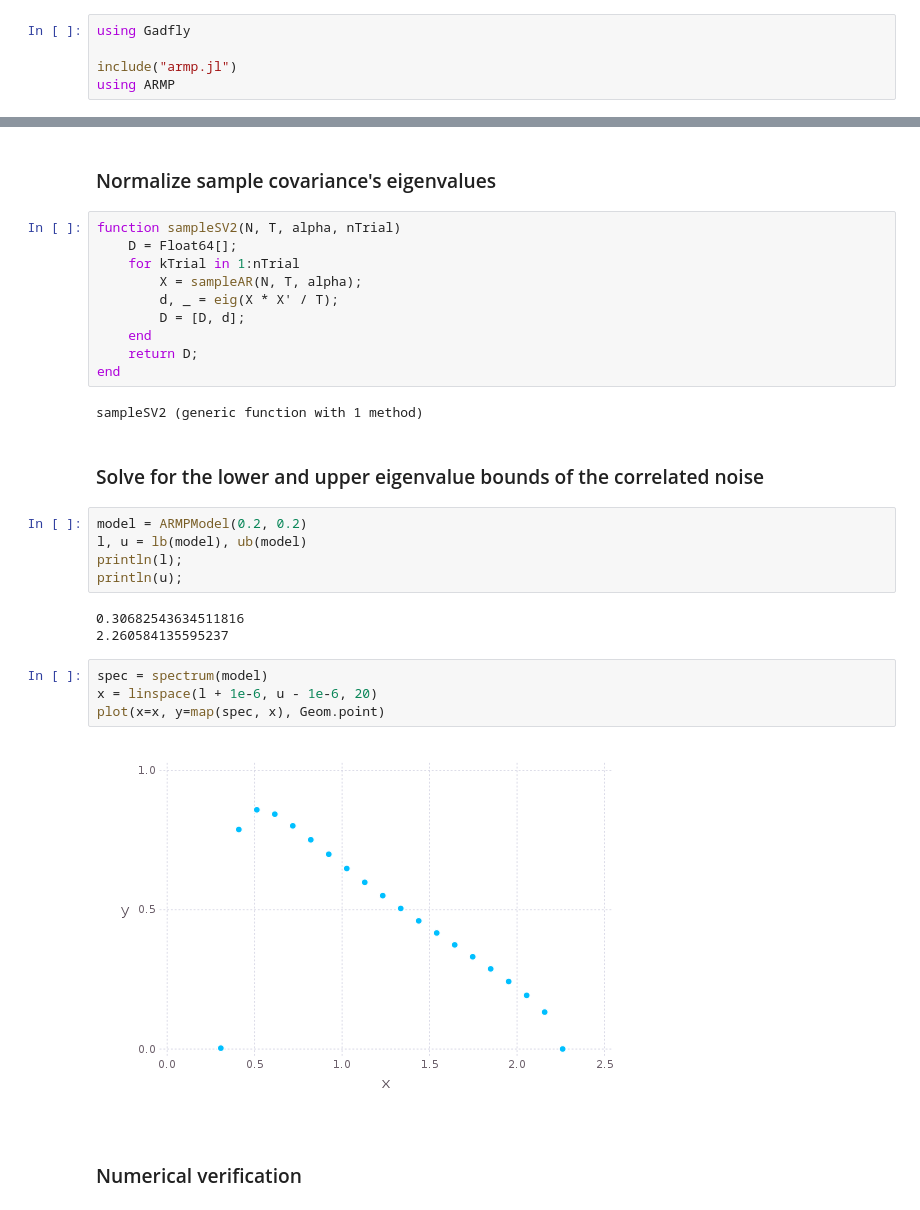
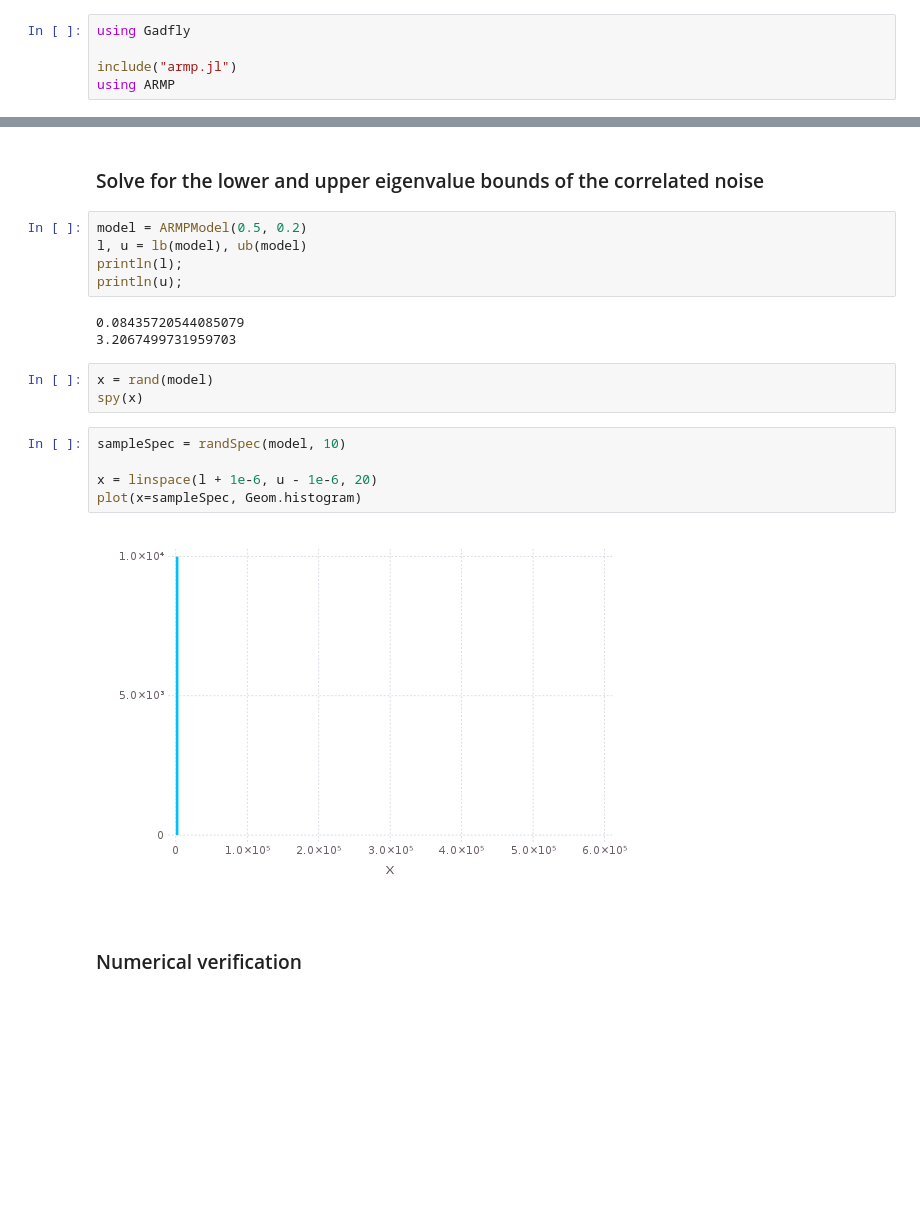
Before and after one commit to ganguli-lab/single-trial, a Jupyter notebook: AR MP.ipynb, the cells around one changed output, grey strips where cells are left out. Drawn from its saved outputs; the diff is of its cells as text; blank space fills up the shorter version.

```diff
--- a/AR MP.ipynb
+++ b/AR MP.ipynb
@@ -20,33 +6,23 @@ sampleAR (generic function with 1 method)
-# %% [markdown]
-### Normalize sample covariance's eigenvalues
-# %%
-function sampleSV2(N, T, alpha, nTrial)
-    D = Float64[];
-    for kTrial in 1:nTrial
-        X = sampleAR(N, T, alpha);
-        d, _ = eig(X * X' / T);
-        D = [D, d];
-    end
-    return D;
-end
-# %% [output]
-sampleSV2 (generic function with 1 method)
 # %% [markdown]
 ### Solve for the lower and upper eigenvalue bounds of the correlated noise
 # %%
-model = ARMPModel(0.2, 0.2)
+model = ARMPModel(0.5, 0.2)
 l, u = lb(model), ub(model)
 println(l);
 println(u);
 # %% [output]
-0.30682543634511816
-2.260584135595237
+0.08435720544085079
+3.2067499731959703
+# %%
+x = rand(model)
+spy(x)
 # %%
-spec = spectrum(model)
+sampleSpec = randSpec(model, 10)
+
 x = linspace(l + 1e-6, u - 1e-6, 20)
-plot(x=x, y=map(spec, x), Geom.point)
+plot(x=sampleSpec, Geom.histogram)
 # %% [output]
-[figure, old version]
+[figure, new version]
 # %% [markdown]
 ### Numerical verification
 # %%
```
Also changed, not shown: parts of 2 cells of this notebook, 1 other file.
